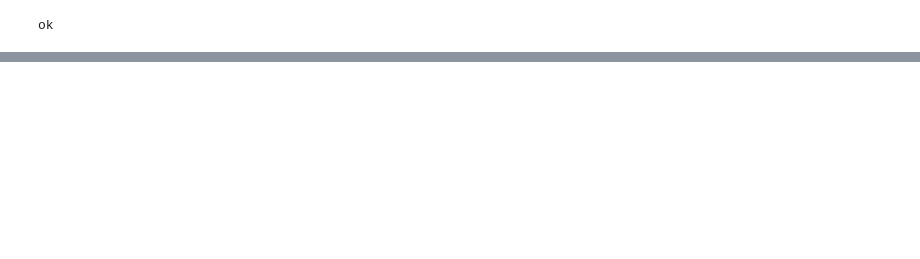
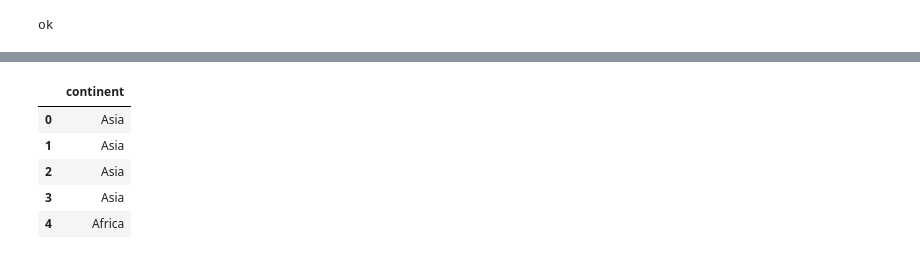
Before and after one commit to LaTashkhat17/USA-Visa-Approval-Prediction, a Jupyter notebook: notebooks/db_test.ipynb, the cells around one changed output, grey strips where cells are left out. Cells and saved outputs as stored; diff of their text form; code cells hidden in the pictures; blank space fills up the shorter version.

```diff
--- a/notebooks/db_test.ipynb
+++ b/notebooks/db_test.ipynb
@@ -27,0 +136,9 @@ Requirement already satisfied: six>=1.5 in c:\users\lenovo\anaconda3\envs\visa\l
+# %%
+df1.head()
+# %% [output]
+|  | continent |
+| 0 | Asia |
+| 1 | Asia |
+| 2 | Asia |
+| 3 | Asia |
+| 4 | Africa |
```
Also changed, not shown: parts of 17 cells of this notebook, 4 other files.
